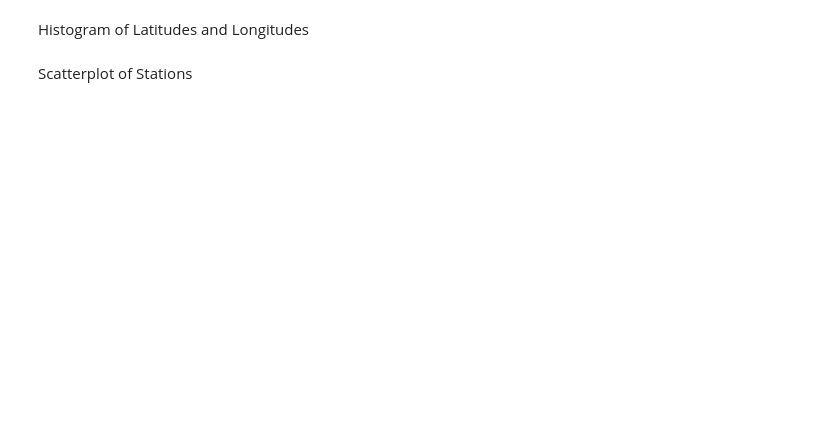
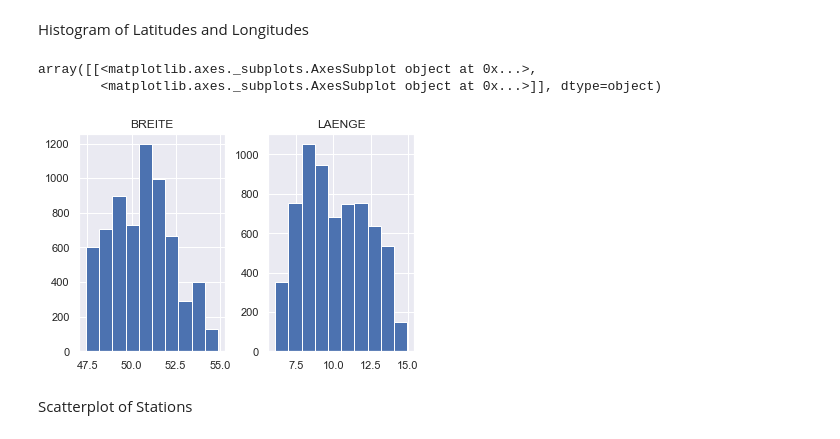
Before and after one commit to RailProfAC/ifvMiniWorkshop, a Jupyter notebook: 1-Visualisation.ipynb, the cells around one changed output. Cells and saved outputs as stored; diff of their text form; code cells hidden in the pictures; blank space fills up the shorter version.

```diff
--- a/1-Visualisation.ipynb
+++ b/1-Visualisation.ipynb
@@ -67,7 +93,12 @@ df.head()
 # %% [markdown]
 Histogram of Latitudes and Longitudes
 # %%
+sns.set()
 df[["BREITE", "LAENGE"]].hist()
+# %% [output]
+array([[<matplotlib.axes._subplots.AxesSubplot object at 0x...>,
+        <matplotlib.axes._subplots.AxesSubplot object at 0x...>]], dtype=object)
+[figure, added]
 # %% [markdown]
 Scatterplot of Stations
 # %%
```
Also changed, not shown: parts of 8 cells of this notebook, 7 other files.
